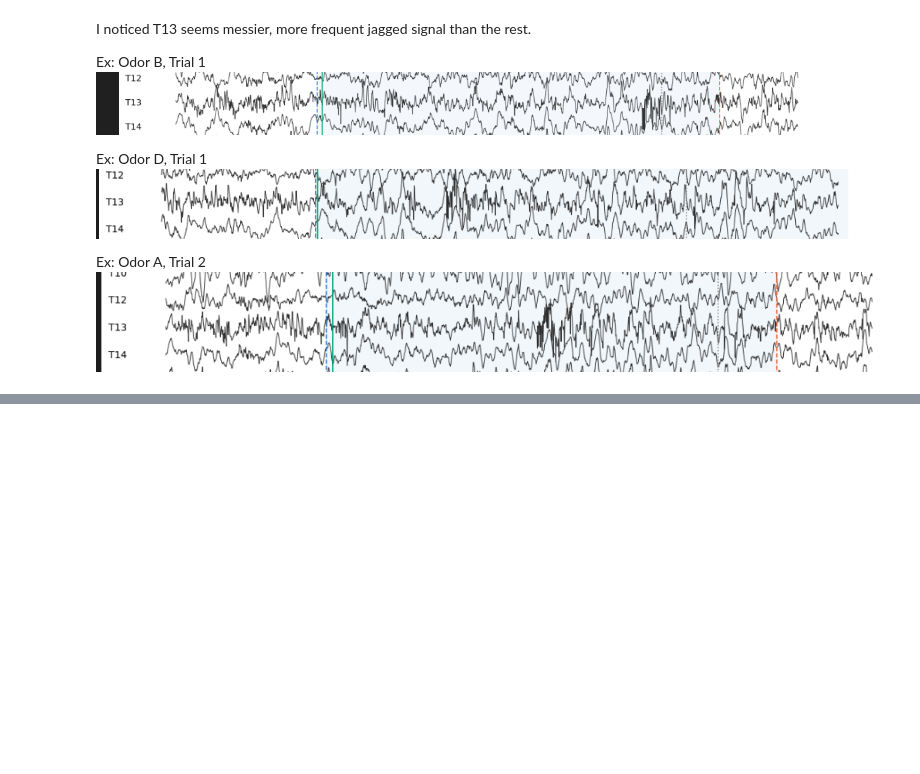
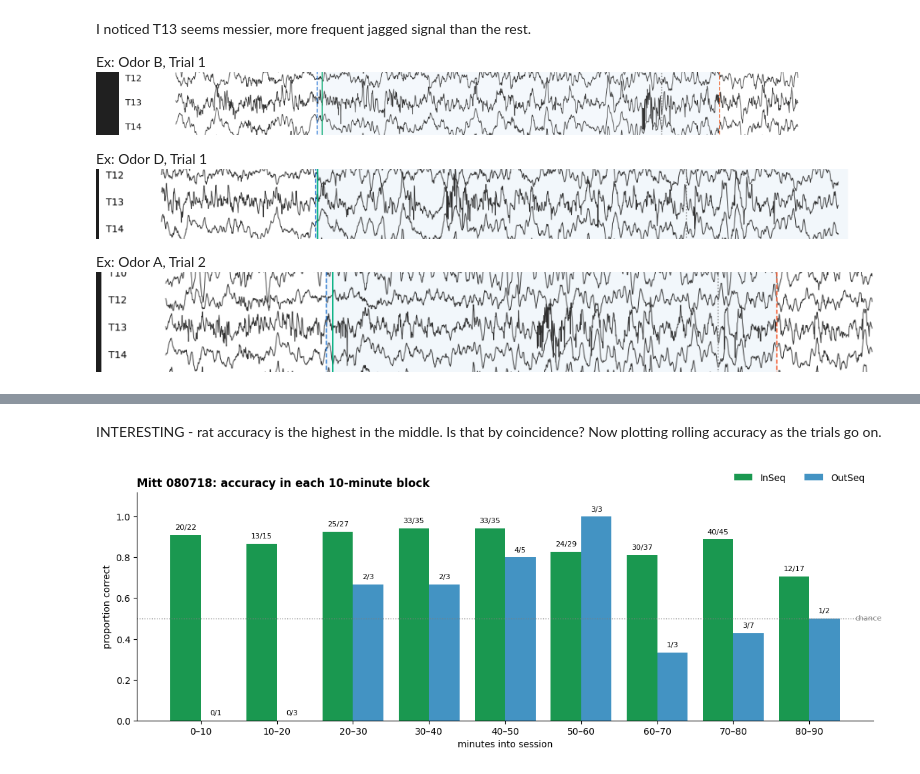
Before and after one commit to zslrmhb/hippocampal-representation-learning, a Jupyter notebook: EDA/brain_activity_eda.ipynb, the cells around one changed output, grey strips where cells are left out. Drawn from its saved outputs; the diff is of its cells as text; code cells hidden in the pictures; blank space fills up the shorter version.

```diff
--- a/EDA/brain_activity_eda.ipynb
+++ b/EDA/brain_activity_eda.ipynb
@@ -311,7 +315,7 @@ Next, wanted to visualize the raw LFP data across a given trial
 # %%
 # Pick which trial you want to look at
 ODOR  = "A"             # which odor
-TRIAL = 2               # 0 = first trial of that odor, 1 = second, ...
+TRIAL = 1               # 0 = first trial of that odor, 1 = second, ...
 ONLY_INSEQ_CORRECT = True
 BEFORE, AFTER = 500, 1700   # ms shown around nose-in
 
@@ -380,0 +431,50 @@ Ex: Odor A, Trial 2
+# %% [markdown]
+INTERESTING - rat accuracy is the highest in the middle. Is that by coincidence? Now plotting rolling accuracy as the trials go on.
+# %%
+# Accuracy per 10-minute block of the session, InSeq vs OutSeq
+BLOCK_MIN = 10
+
+# Break up Mitt's session data into 10min blocks to calculate accuracy per block
+trials = pd.DataFrame({
+    "minute":  np.array(start) / 1000 / 60,
+    "type":    np.where(inseq == 1, "InSeq", "OutSeq"),
+    "correct": (perf == 1),
+})
+trials["block"] = (trials["minute"] // BLOCK_MIN).astype(int)
+
+summary = (trials.groupby(["block", "type"])["correct"]
+                 .agg(n_correct="sum", n="count").reset_index())
+summary["acc"] = summary["n_correct"] / summary["n"]
+
+blocks = np.arange(trials["block"].max() + 1)
+width = 0.4
+colors = {
+    "InSeq": "#1a9850",
+    "OutSeq": "#4393c3"
+}
+
+# Plotting
+fig, ax = plt.subplots(figsize=(12, 4.5))
+for j, typ in enumerate(["InSeq", "OutSeq"]):
+    d = summary[summary["type"] == typ].set_index("block").reindex(blocks)
+    x = blocks + (j - 0.5) * width
+    ax.bar(x, d["acc"].fillna(0), width=width, color=colors[typ], label=typ)
+    for xi, row in zip(x, d.itertuples()):
+        if pd.notna(row.n):
+            ax.text(xi, row.acc + 0.02, f"{int(row.n_correct)}/{int(row.n)}",
+                    ha="center", va="bottom", fontsize=8)
+
+ax.axhline(0.5, color="gray", ls=":", lw=1)
+ax.text(blocks[-1] + 0.6, 0.5, "chance", color="gray", va="center", fontsize=8)
+ax.set_xticks(blocks)
+ax.set_xticklabels([f"{b*BLOCK_MIN}–{(b+1)*BLOCK_MIN}" for b in blocks])
+ax.set_xlabel("minutes into session")
+ax.set_ylabel("proportion correct")
+ax.set_ylim(0, 1.12)
+ax.spines[["top", "right"]].set_visible(False)
+ax.legend(frameon=False, ncol=2, loc="upper right", bbox_to_anchor=(1, 1.12))
+ax.set_title("Mitt 080718: accuracy in each 10-minute block", loc="left", fontweight="bold")
+fig.tight_layout()
+plt.show()
+# %% [output]
+[figure, added]
```
Also changed, not shown: parts of 7 cells of this notebook.
